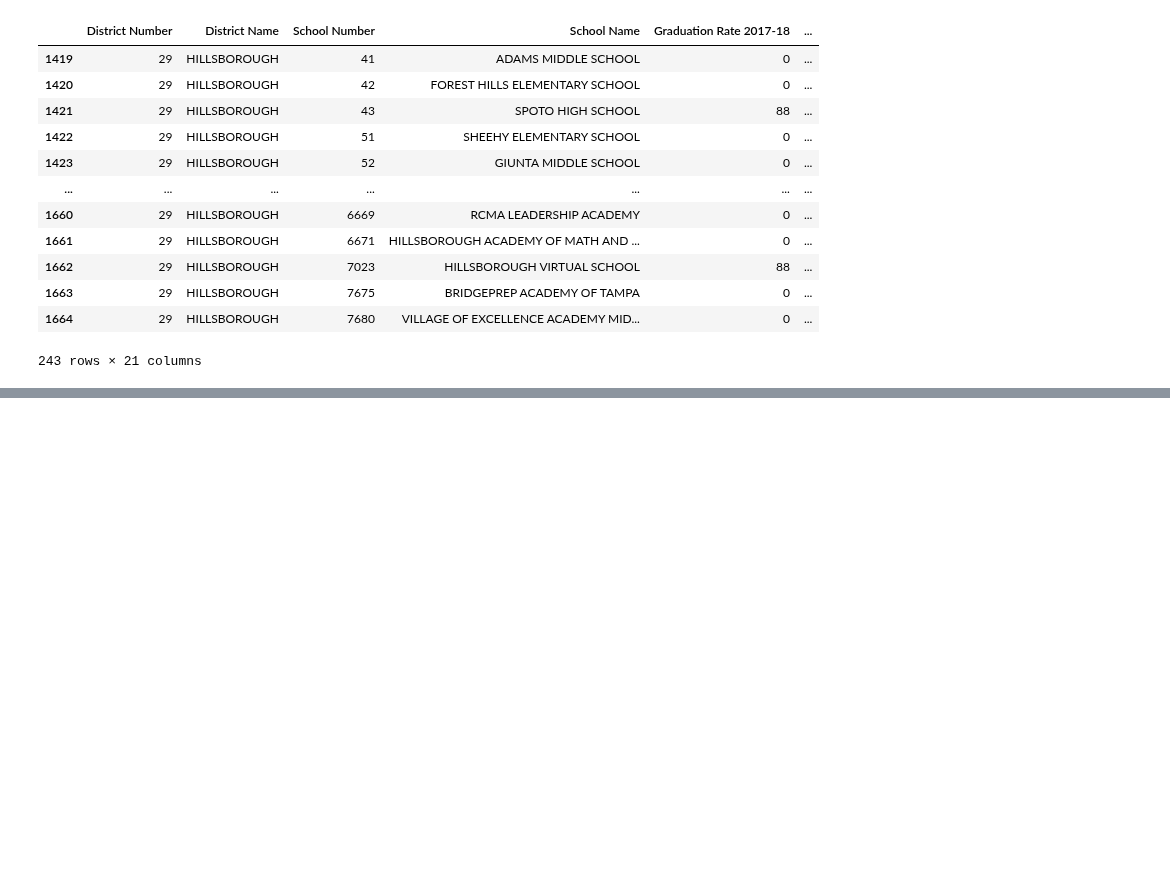
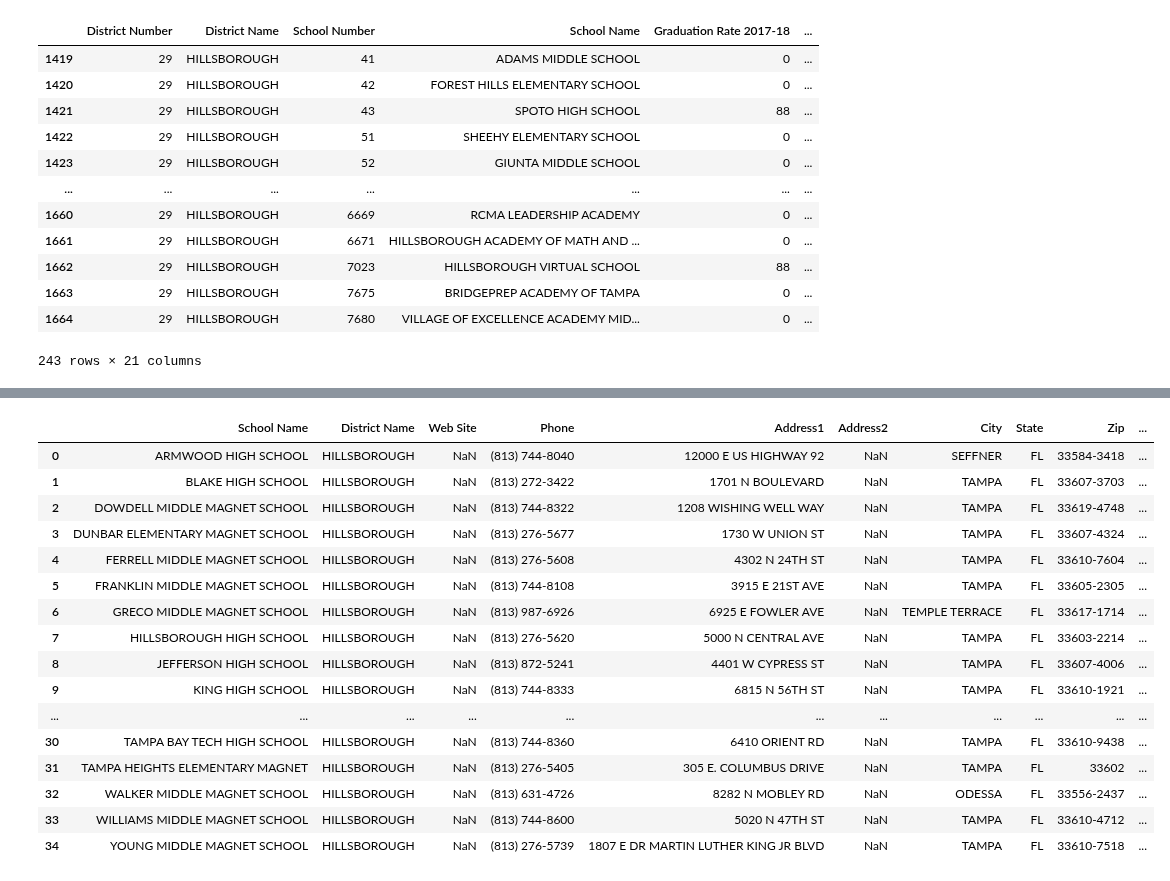
Before and after one commit to gregb23/Project1_Group4, a Jupyter notebook: KS/school_grades.ipynb, the cells around one changed output, grey strips where cells are left out. Saved outputs shown, nothing was run; the diff lists cells and outputs as text; code cells hidden in the pictures; blank space fills up the shorter version.

Commit message:
Changed magnet schools csv and added data to school_grades.ipynb

```diff
--- a/KS/school_grades.ipynb
+++ b/KS/school_grades.ipynb
@@ -1,3 +1,14 @@
 # %%
 import pandas as pd
+# %%
+# Read .csv file of total schools and grades from Florida Department of Education
+file = "./SchoolGrades19_clean.csv"
+school_grades = pd.read_csv(file)
+
+# Read files on magnet and charter schools
+file2 = "./magnet_schools.csv"
+file3 = "./charter_schools.csv"
+magnet_schools = pd.read_csv(file2)
+
+pd.set_option('display.max_columns', None)
 # %%
@@ -72,0 +102,20 @@ school_grades_basic
+# %%
+magnet_schools
+# %% [output]
+|  | School Name | District Name | Web Site | Phone | Address1 | Address2 | City | State | Zip | ... |
+| 0 | ARMWOOD HIGH SCHOOL | HILLSBOROUGH | NaN | (813) 744-8040 | 12000 E US HIGHWAY 92 | NaN | SEFFNER | FL | 33584-3418 | ... |
+| 1 | BLAKE HIGH SCHOOL | HILLSBOROUGH | NaN | (813) 272-3422 | 1701 N BOULEVARD | NaN | TAMPA | FL | 33607-3703 | ... |
+| 2 | DOWDELL MIDDLE MAGNET SCHOOL | HILLSBOROUGH | NaN | (813) 744-8322 | 1208 WISHING WELL WAY | NaN | TAMPA | FL | 33619-4748 | ... |
+| 3 | DUNBAR ELEMENTARY MAGNET SCHOOL | HILLSBOROUGH | NaN | (813) 276-5677 | 1730 W UNION ST | NaN | TAMPA | FL | 33607-4324 | ... |
+| 4 | FERRELL MIDDLE MAGNET SCHOOL | HILLSBOROUGH | NaN | (813) 276-5608 | 4302 N 24TH ST | NaN | TAMPA | FL | 33610-7604 | ... |
+| 5 | FRANKLIN MIDDLE MAGNET SCHOOL | HILLSBOROUGH | NaN | (813) 744-8108 | 3915 E 21ST AVE | NaN | TAMPA | FL | 33605-2305 | ... |
+| 6 | GRECO MIDDLE MAGNET SCHOOL | HILLSBOROUGH | NaN | (813) 987-6926 | 6925 E FOWLER AVE | NaN | TEMPLE TERRACE | FL | 33617-1714 | ... |
+| 7 | HILLSBOROUGH HIGH SCHOOL | HILLSBOROUGH | NaN | (813) 276-5620 | 5000 N CENTRAL AVE | NaN | TAMPA | FL | 33603-2214 | ... |
+| 8 | JEFFERSON HIGH SCHOOL | HILLSBOROUGH | NaN | (813) 872-5241 | 4401 W CYPRESS ST | NaN | TAMPA | FL | 33607-4006 | ... |
+| 9 | KING HIGH SCHOOL | HILLSBOROUGH | NaN | (813) 744-8333 | 6815 N 56TH ST | NaN | TAMPA | FL | 33610-1921 | ... |
+| ... | ... | ... | ... | ... | ... | ... | ... | ... | ... | ... |
+| 30 | TAMPA BAY TECH HIGH SCHOOL | HILLSBOROUGH | NaN | (813) 744-8360 | 6410 ORIENT RD | NaN | TAMPA | FL | 33610-9438 | ... |
+| 31 | TAMPA HEIGHTS ELEMENTARY MAGNET | HILLSBOROUGH | NaN | (813) 276-5405 | 305 E. COLUMBUS DRIVE | NaN | TAMPA | FL | 33602 | ... |
+| 32 | WALKER MIDDLE MAGNET SCHOOL | HILLSBOROUGH | NaN | (813) 631-4726 | 8282 N MOBLEY RD | NaN | ODESSA | FL | 33556-2437 | ... |
+| 33 | WILLIAMS MIDDLE MAGNET SCHOOL | HILLSBOROUGH | NaN | (813) 744-8600 | 5020 N 47TH ST | NaN | TAMPA | FL | 33610-4712 | ... |
+| 34 | YOUNG MIDDLE MAGNET SCHOOL | HILLSBOROUGH | NaN | (813) 276-5739 | 1807 E DR MARTIN LUTHER KING JR BLVD | NaN | TAMPA | FL | 33610-7518 | ... |
```
Also changed, not shown: parts of 4 cells of this notebook, 1 other file.
